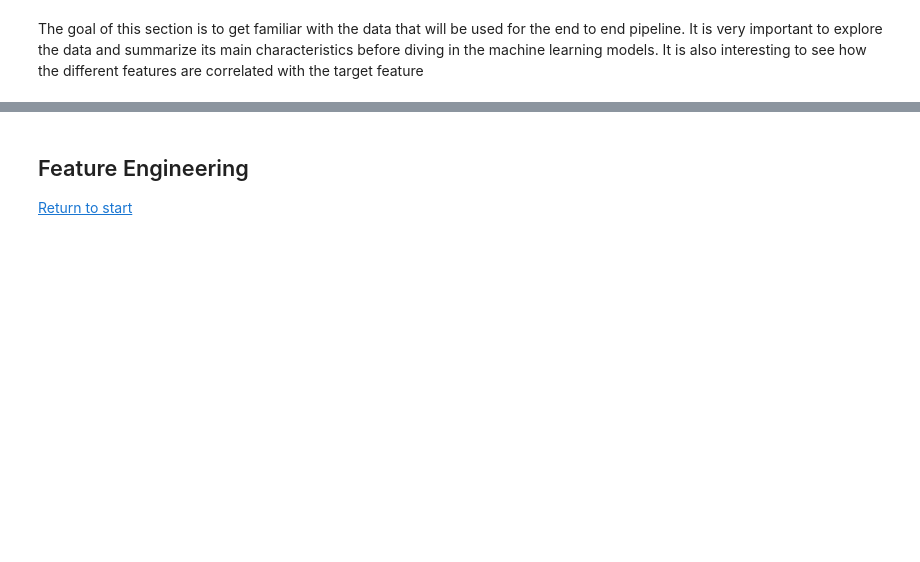
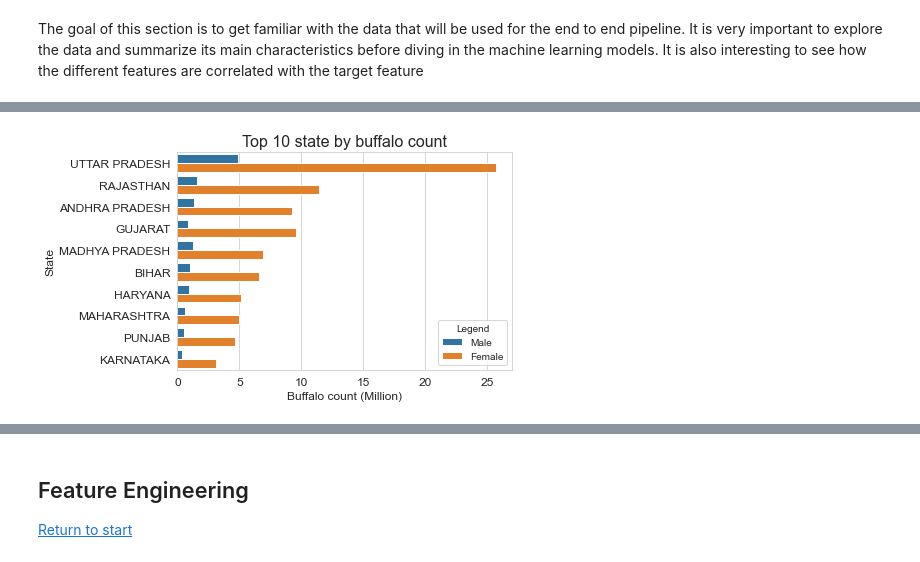
Before and after one commit to cybertraining-dsc/fa20-523-326, a Jupyter notebook: project/code/project.ipynb, the cells around one changed output, grey strips where cells are left out. Saved outputs shown, nothing was run; the diff lists cells and outputs as text; code cells hidden in the pictures; blank space fills up the shorter version.

Commit message:
1) Added demographic data, renamed main dataset with appropriate name 2) Update project and notebook

```diff
--- a/project/code/project.ipynb
+++ b/project/code/project.ipynb
@@ -38,3 +87,4 @@ warnings.simplefilter('ignore')
 # %%
-data_file_path = "../data/"               # set data file directory
-data_file_name = "buffalo_final_data.csv" # set data file name
+DATA_DIR = "../data/"               # set data file directory
+buff_data_file_name = "india_buffalo_data" # Main Buffalo data file name
+demo_data_file_name = "india_demographics_data" # India demographic data file name
@@ -52,0 +101,3 @@ buffalo_df.columns
+# %%
+# Load the main data set which contains buffalo information
+buffalo_df = load_data(os.path.join(DATA_DIR, f'{buff_data_file_name}.csv'), buff_data_file_name)
@@ -87,0 +267,8 @@ plt.xticks(rotation=80)
+# %%
+top_df = buffalo_df[["total_buffalo","total_male","total_female"]] # select only subset of data
+top_df.reset_index(inplace=True)
+top_df.columns = ["State","Total","Male","Female"] # rename columns to readable format
+top_df.sort_values(by="Total", axis=0, ascending=False, inplace=True) #sort data to select top 10 records
+top_df = top_df.iloc[:10]
+top_df = top_df[["State","Male","Female"]]
+print(top_df.to_markdown(tablefmt="grid")) # print dataframe output in markdown format
@@ -87,0 +293,5 @@ plt.xticks(rotation=80)
+# %%
+top_transformed = top_df.reset_index().melt(['State', 'index'])
+top_transformed.columns = ["State","index","Legend","value"] # rename columns to readable format
+output = top_transformed.head()
+print(output.to_markdown(tablefmt="grid")) # print dataframe output in markdown format
@@ -88,3 +312,13 @@ plt.xticks(rotation=80)
+# %%
+sns.barplot(top_transformed.value / 1000000 ,y="State", hue="Legend", data=top_transformed, )
+plt.title('Top 10 state by buffalo count', fontsize=16)
+plt.xlabel('Buffalo count (Million)', fontsize=12)
+plt.ylabel('State', fontsize=12)
+plt.yticks(fontsize=12)
+plt.xticks(fontsize=12)
+plt.show()
+# %% [output]
+[figure, added]
 # %%
 labels = ['Female Buffalo', 'Male Buffalo']
 sizes = [np.sum(buffalo_df.total_female), np.sum(buffalo_df.total_male)]
```
Also changed, not shown: parts of 143 cells of this notebook, 4 other files.
